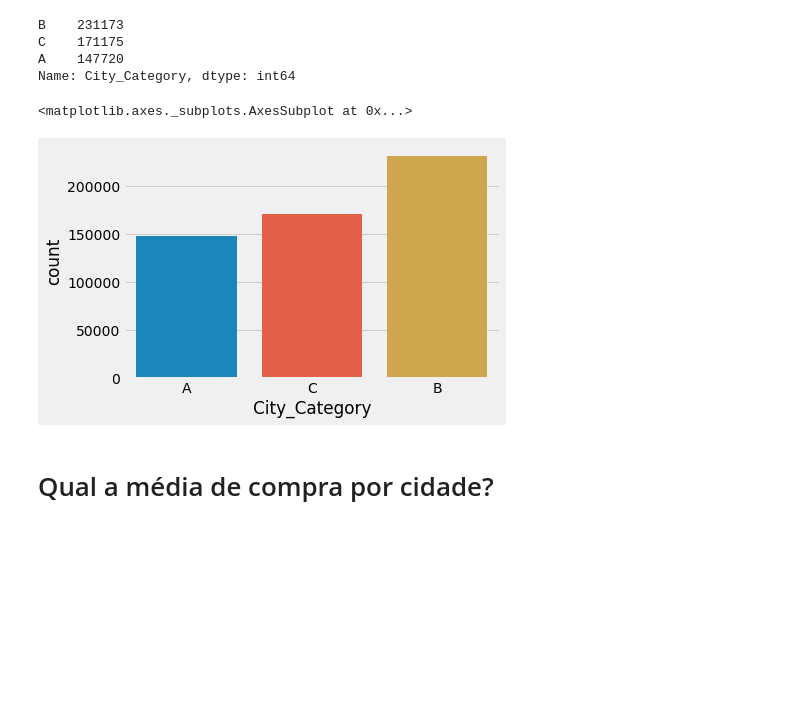
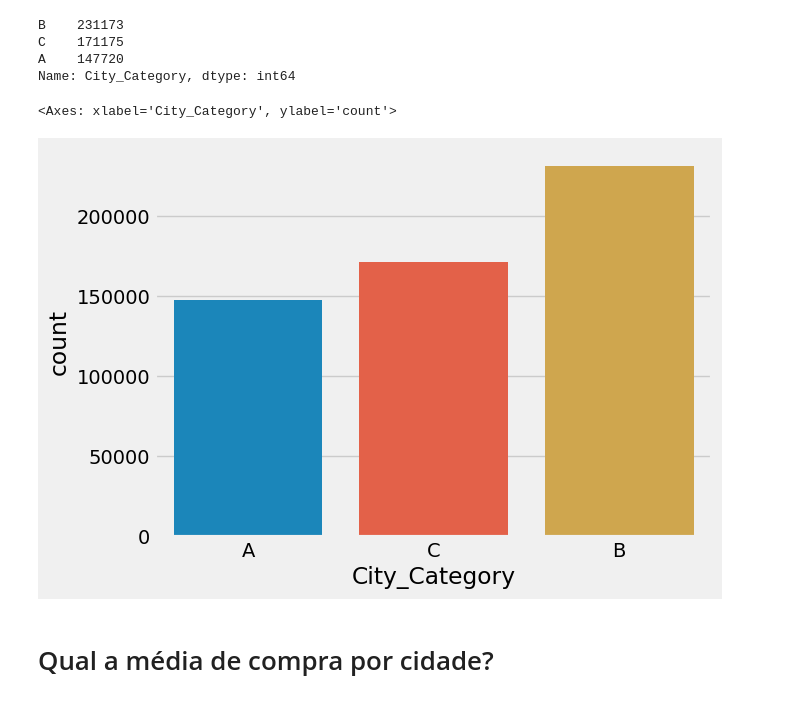
Before and after one commit to TASIO852/Black-Friday, a Jupyter notebook: Estatistica_Descritiva.ipynb, the cells around one changed output. Saved outputs shown, nothing was run; the diff lists cells and outputs as text; code cells hidden in the pictures; blank space fills up the shorter version.

```diff
--- a/Estatistica_Descritiva.ipynb
+++ b/Estatistica_Descritiva.ipynb
@@ -258,10 +264,10 @@ C    171175
 A    147720
 Name: City_Category, dtype: int64
 # %%
-sns.countplot(train.City_Category)
+sns.countplot(x=train["City_Category"])
 # %% [output]
-<matplotlib.axes._subplots.AxesSubplot at 0x...>
+<Axes: xlabel='City_Category', ylabel='count'>
-[figure, old version]
+[figure, new version]
 # %% [markdown]
 # Qual a média de compra por cidade?
 # %%
```
Also changed, not shown: parts of 20 cells of this notebook, 1 other file.
